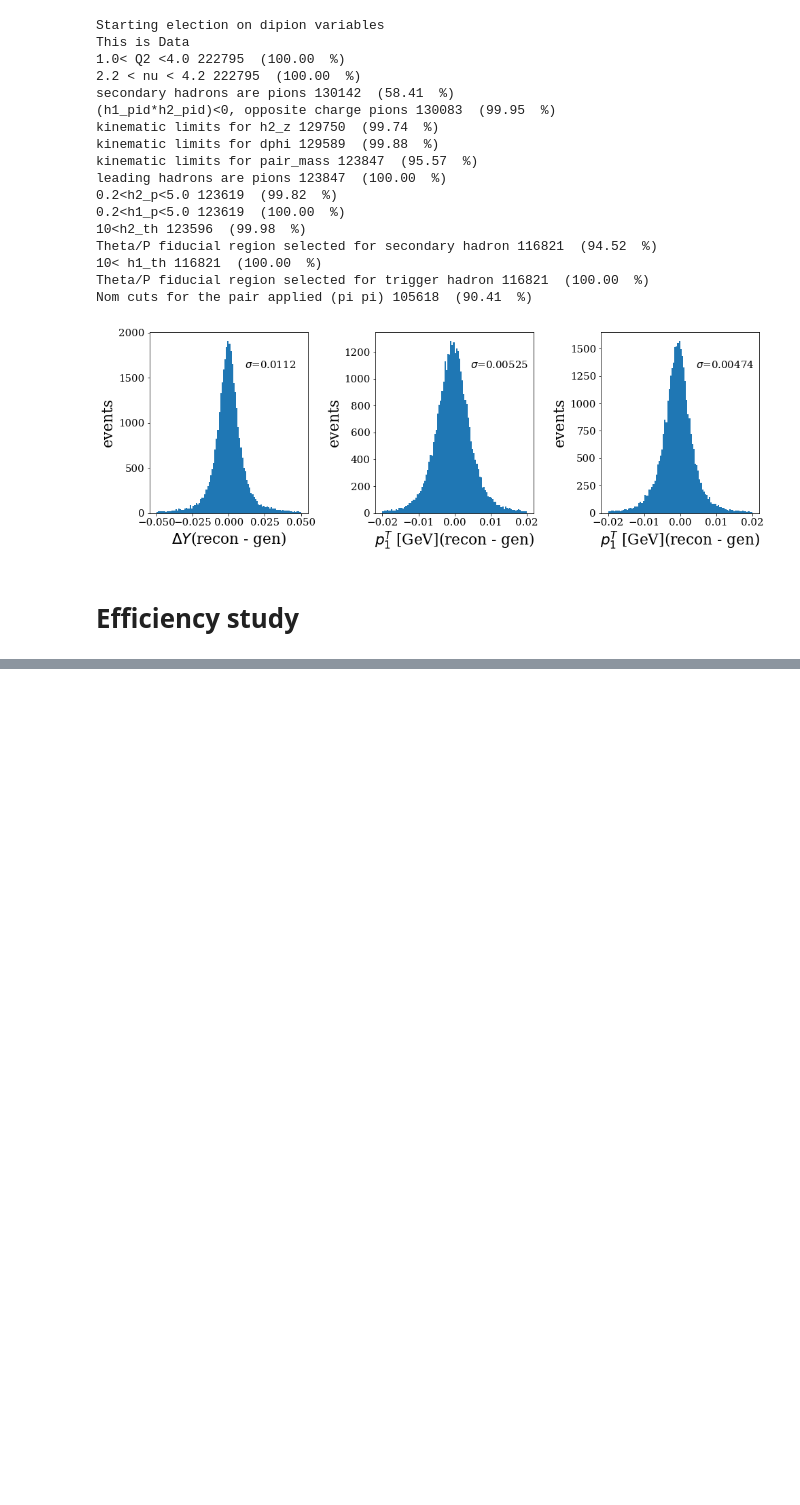
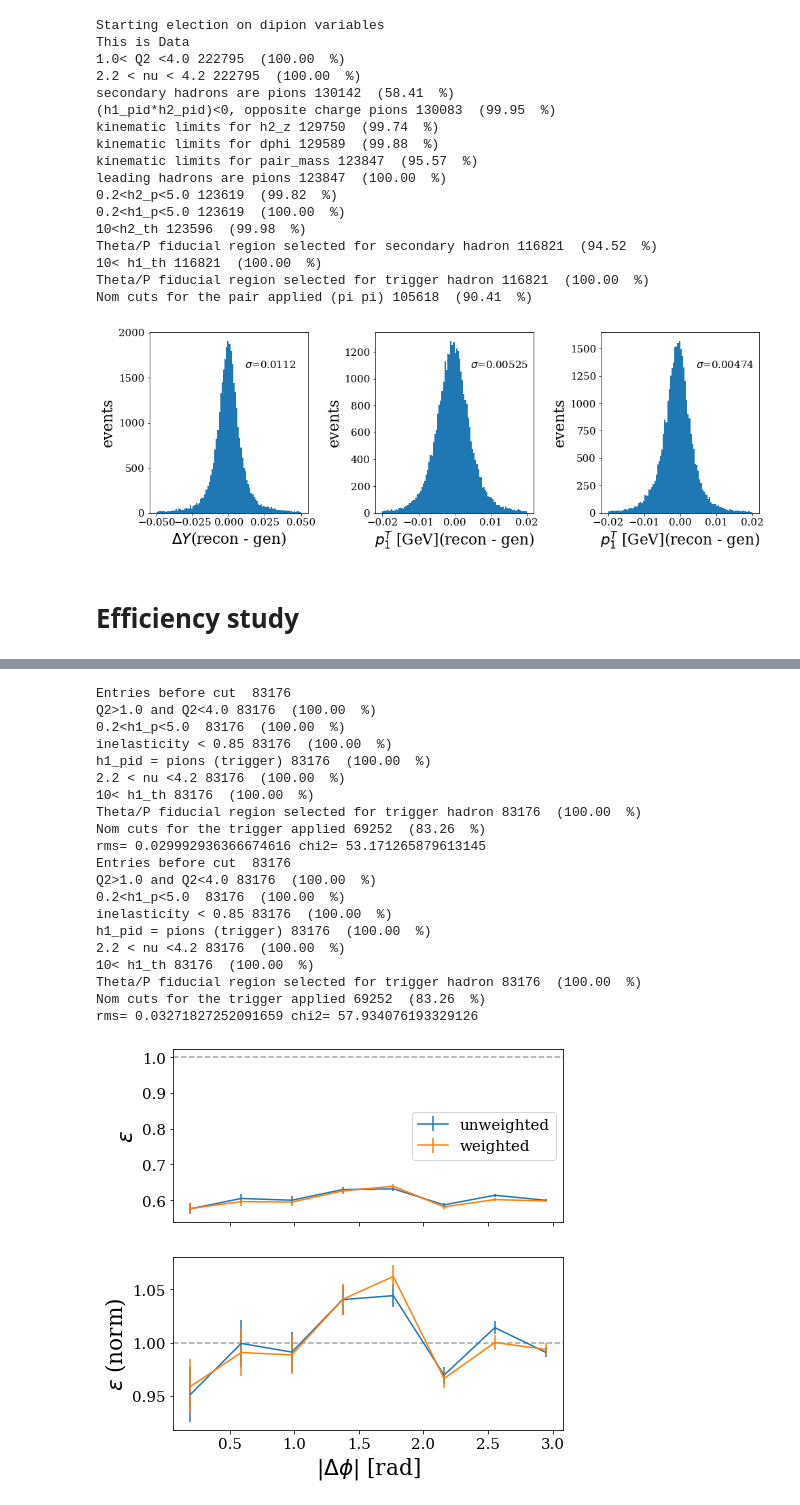
Before and after one commit to smoranvas/di-hadron, a Jupyter notebook: DipionFollowup-MC-studies.ipynb, the cells around one changed output, grey strips where cells are left out. Saved outputs shown, nothing was run; the diff lists cells and outputs as text; code cells hidden in the pictures; blank space fills up the shorter version.

```diff
--- a/DipionFollowup-MC-studies.ipynb
+++ b/DipionFollowup-MC-studies.ipynb
@@ -291,9 +297,6 @@ Nom cuts for the pair applied (pi pi) 105618  (90.41  %)
 [figure]
 # %% [markdown]
 # Efficiency study
-# %%
-for A in "D C Fe Pb".split():
-    df = R2h_module.applyCutsPair(dfs_pair[f'MC_{A}'], nomCuts=True)
-    othercuts = "h1_cm_pt>0.25 and h2_cm_pt>0.25 and h2_p>0.35 and (h1_p+h2_p)<nu and h1_z>0.5  and h2_z>0.05 and h2_z<0.45"
-    df = df.query(othercuts)
-    y,x = plt.histogram(df.query("h1_"))
+# %%
+for df in dfs_pair[f'MC_{A}']:
+    df['h2_truth_p']= np.sqrt()
@@ -299,0 +314,56 @@ for A in "D C Fe Pb".split():
+# %%
+fig, axs = plt.subplots(2,1, figsize=(7,7), sharex='all')
+for weighted in False, True:
+
+
+    for A in "D".split():
+        df = dfs_mc[f'{A}']
+        cuts = "h1_cm_pt>0.25 and h2_truth_cm_pt>0.25 and sqrt((nu_truth*h2_truth_z)**2-.1396**2)>0.35"
+        cuts += " and h1_z>0.5 and h2_truth_z>0.05 and h2_truth_z<0.45"
+        cuts += " and h1_pid==211 and h2_truth_pid==-211 and h1_th>10 and h1_truth_pid==211"
+        cuts += " and ((h2_truth_th>25 and sqrt((nu_truth*h2_truth_z)**2-.1396**2)>0.7) or (sqrt((nu_truth*h2_truth_z)**2-.1396**2)>0.5 & h2_truth_th>30) or (h2_truth_th>40))"
+        #cuts='h1_cm_pt>0'
+        df= R2h_module.applyCuts(df.query(cuts), nomCuts=True)
+        #othercuts = "h1_cm_pt>0.25 and h2_cm_pt>0.25 and h2_p>0.35 and (h1_p+h2_p)<nu and h1_z>0.5  and h2_z>0.05 and h2_z<0.45"
+        #df = df.query(othercuts)
+        denom,x = np.histogram(df.eval("abs(dphi_truth)"), bins=np.linspace(0, np.pi, 9), weights=df.weight_truth if weighted else None)
+        dfpass = df.query("h2_pid==-211 and h2_z>0 and abs(h2_deltaZ)<3 and h2_FidCutPiPlus==1 and (h1_p+h2_p)/nu<1.")
+        num,x = np.histogram(dfpass.eval("abs(dphi_truth)"), bins=np.linspace(0, np.pi, 9), weights=dfpass.weight_truth if weighted else None)
+        eff=num/denom
+        deff=np.sqrt((num)*(denom-num)/(denom**3))
+        x=(x[:-1]+x[1:])/2
+        y=eff/np.mean(eff)
+        dy = deff/np.mean(eff)
+        rms = np.sqrt(sum((y-1)**2)/len(y))
+        print("rms=",rms, "chi2=", sum((y-1)**2/(dy**2)))
+        axs[0].errorbar(x,eff, deff,label=("weighted" if weighted else "unweighted"))
+        axs[1].errorbar(x,y, dy)
+axs[0].axhline(1, color='0.5', alpha=0.7, linestyle='--')
+axs[1].axhline(1, color='0.5', alpha=0.7, linestyle='--')
+axs[1].set_xlabel("$|\\Delta\\phi|$ [rad]")
+axs[0].legend()
+axs[0].set_ylabel("$\\epsilon$")
+axs[1].set_ylabel("$\\epsilon$ (norm)")
+plt.show()
+# %% [output]
+Entries before cut  83176
+Q2>1.0 and Q2<4.0 83176  (100.00  %)
+0.2<h1_p<5.0  83176  (100.00  %)
+inelasticity < 0.85 83176  (100.00  %)
+h1_pid = pions (trigger) 83176  (100.00  %)
+2.2 < nu <4.2 83176  (100.00  %)
+10< h1_th 83176  (100.00  %)
+Theta/P fiducial region selected for trigger hadron 83176  (100.00  %)
+Nom cuts for the trigger applied 69252  (83.26  %)
+rms= 0.029992936366674616 chi2= 53.171265879613145
+Entries before cut  83176
+Q2>1.0 and Q2<4.0 83176  (100.00  %)
+0.2<h1_p<5.0  83176  (100.00  %)
+inelasticity < 0.85 83176  (100.00  %)
+h1_pid = pions (trigger) 83176  (100.00  %)
+2.2 < nu <4.2 83176  (100.00  %)
+10< h1_th 83176  (100.00  %)
+Theta/P fiducial region selected for trigger hadron 83176  (100.00  %)
+Nom cuts for the trigger applied 69252  (83.26  %)
+rms= 0.03271827252091659 chi2= 57.934076193329126
+[figure, added]
```
Also changed, not shown: parts of 7 cells of this notebook, 15 other files.
